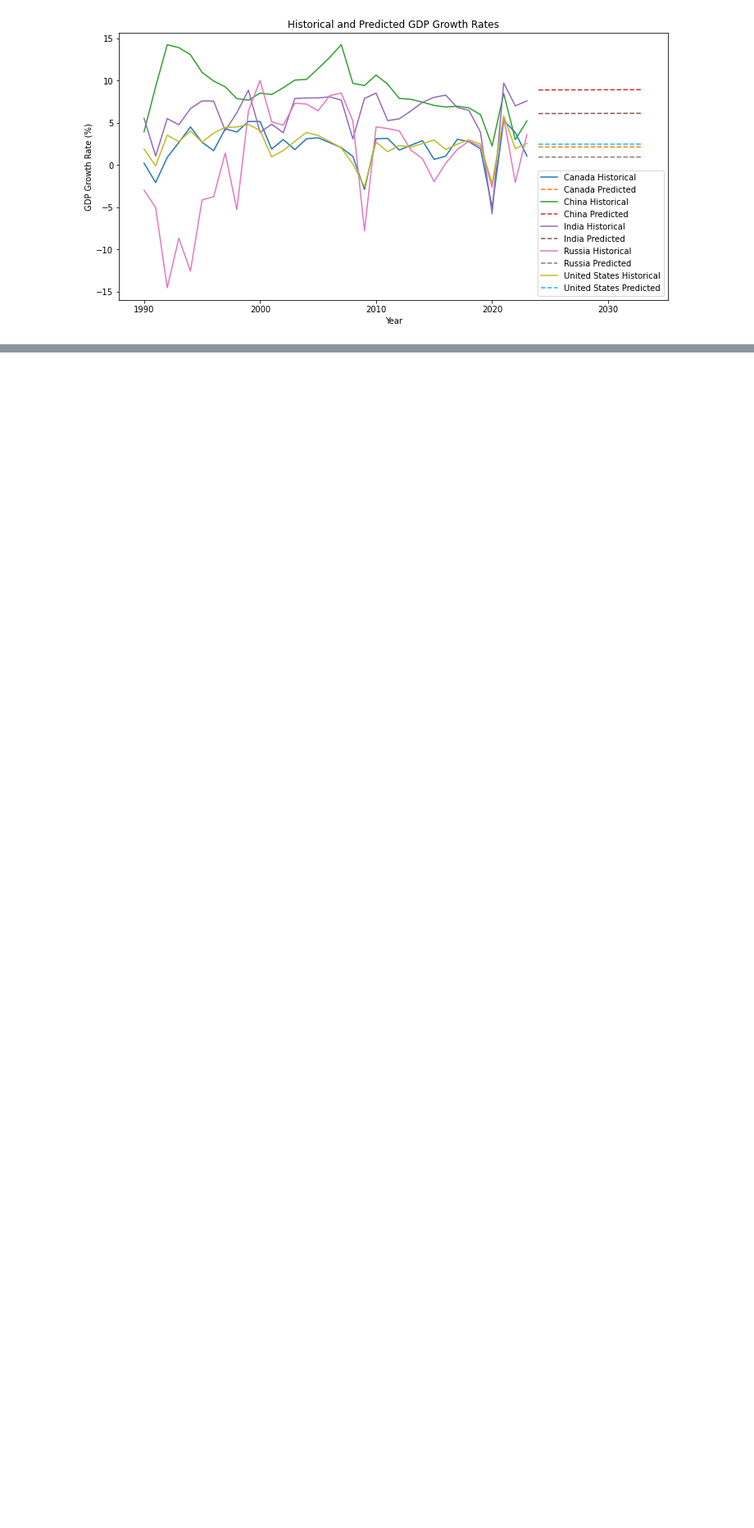
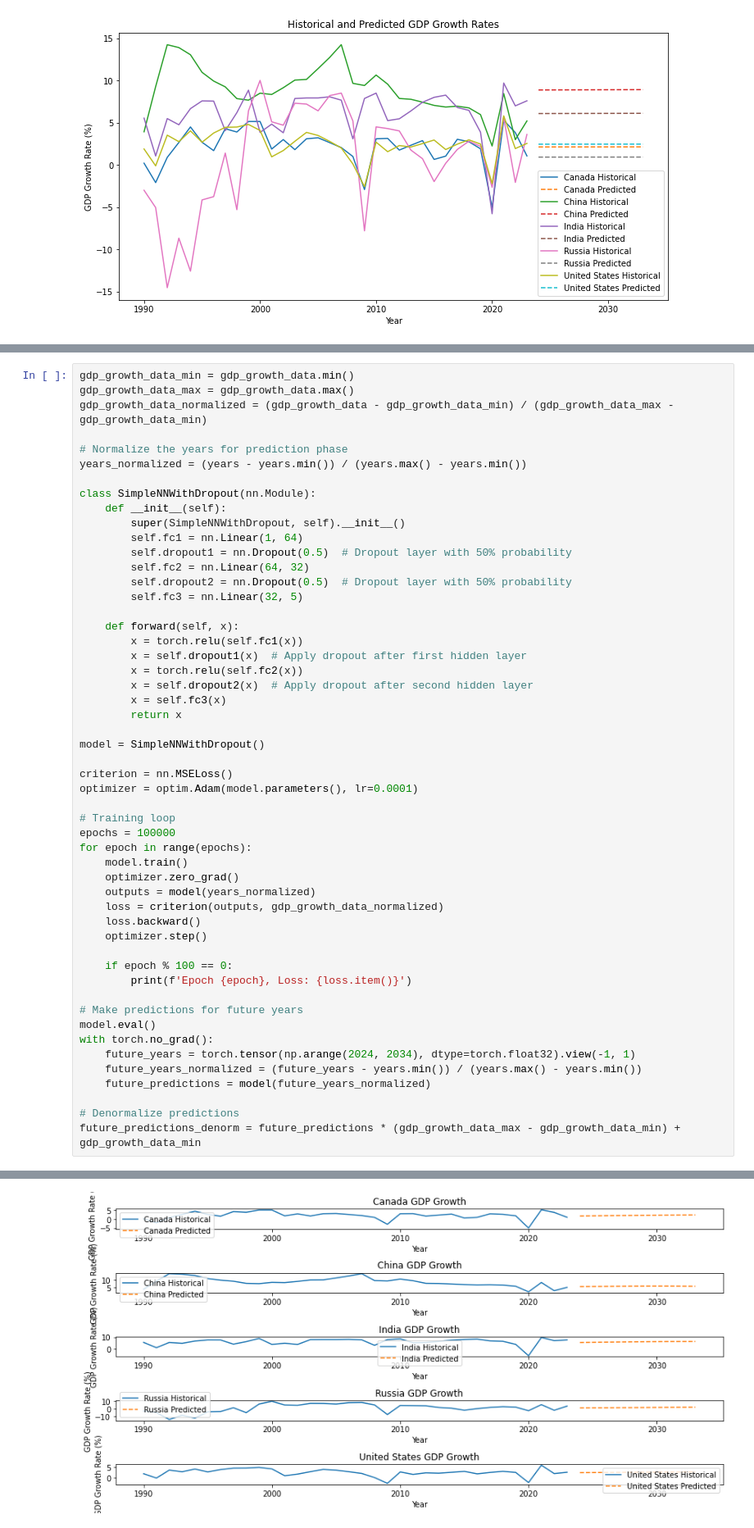
Before and after one commit to vBarbaros/leap-of-faith-in-pytorch, a Jupyter notebook: L5-PyTorch.ipynb, the cells around one changed output, grey strips where cells are left out. Shown at 82% size. Drawn from its saved outputs; the diff is of its cells as text; blank space fills up the shorter version.

```diff
--- a/L5-PyTorch.ipynb
+++ b/L5-PyTorch.ipynb
@@ -95,0 +98,53 @@ plt.show()
+# %%
+gdp_growth_data_min = gdp_growth_data.min()
+gdp_growth_data_max = gdp_growth_data.max()
+gdp_growth_data_normalized = (gdp_growth_data - gdp_growth_data_min) / (gdp_growth_data_max - gdp_growth_data_min)
+
+# Normalize the years for prediction phase
+years_normalized = (years - years.min()) / (years.max() - years.min())
+
+class SimpleNNWithDropout(nn.Module):
+    def __init__(self):
+        super(SimpleNNWithDropout, self).__init__()
+        self.fc1 = nn.Linear(1, 64)
+        self.dropout1 = nn.Dropout(0.5)  # Dropout layer with 50% probability
+        self.fc2 = nn.Linear(64, 32)
+        self.dropout2 = nn.Dropout(0.5)  # Dropout layer with 50% probability
+        self.fc3 = nn.Linear(32, 5)
+
+    def forward(self, x):
+        x = torch.relu(self.fc1(x))
+        x = self.dropout1(x)  # Apply dropout after first hidden layer
+        x = torch.relu(self.fc2(x))
+        x = self.dropout2(x)  # Apply dropout after second hidden layer
+        x = self.fc3(x)
+        return x
+
+model = SimpleNNWithDropout()
+
+criterion = nn.MSELoss()
+optimizer = optim.Adam(model.parameters(), lr=0.0001)
+
+# Training loop
+epochs = 100000
+for epoch in range(epochs):
+    model.train()
+    optimizer.zero_grad()
+    outputs = model(years_normalized)
+    loss = criterion(outputs, gdp_growth_data_normalized)
+    loss.backward()
+    optimizer.step()
+
+    if epoch % 100 == 0:
+        print(f'Epoch {epoch}, Loss: {loss.item()}')
+
+# Make predictions for future years
+model.eval()
+with torch.no_grad():
+    future_years = torch.tensor(np.arange(2024, 2034), dtype=torch.float32).view(-1, 1)
+    future_years_normalized = (future_years - years.min()) / (years.max() - years.min())
+    future_predictions = model(future_years_normalized)
+
+# Denormalize predictions
+future_predictions_denorm = future_predictions * (gdp_growth_data_max - gdp_growth_data_min) + gdp_growth_data_min
+# %% [output]
@@ -95,0 +168 @@ plt.show()
+[figure, added]
```
Also changed, not shown: parts of 5 cells of this notebook.
